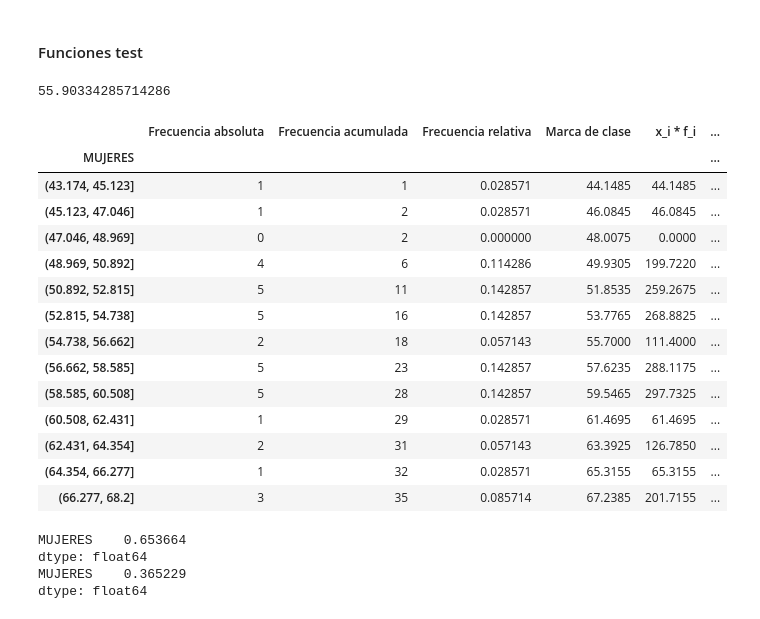
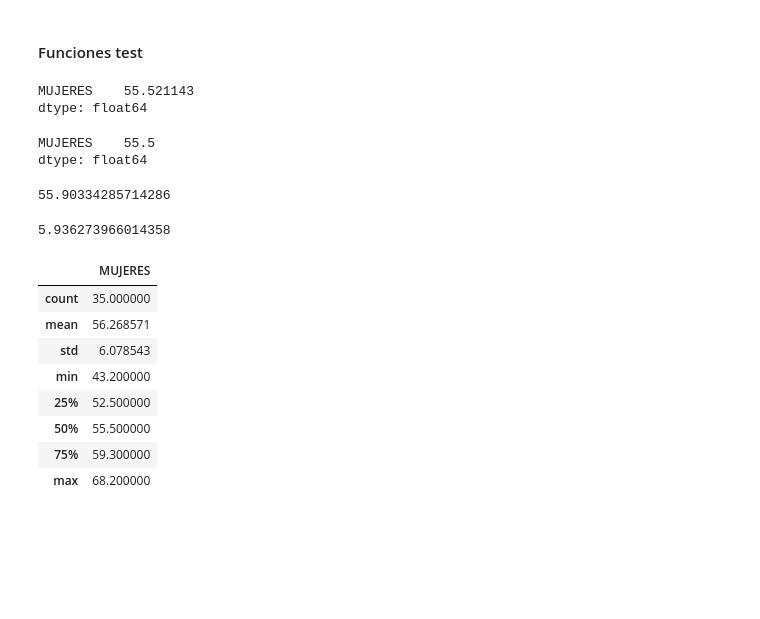
Before and after one commit to SandovalAguilar/grouped-distribution-table, a Jupyter notebook: codigo/pia.ipynb, the cells around one changed output. Cells and saved outputs as stored; diff of their text form; code cells hidden in the pictures; blank space fills up the shorter version.

Commit message:
Funcion mediana agrupada

```diff
--- a/codigo/pia.ipynb
+++ b/codigo/pia.ipynb
@@ -180,6 +206,28 @@ tabla_frecuencias
 | (64.629, 68.2] | 4 | 35 | 0.114286 | 66.4145 |
 # %% [markdown]
 #### Funciones test
+# %%
+'''
+posicion = (n + 1) / 2
+mediana_clase = 0
+
+limite_inferior = min(intervalos_float[mediana_clase - 1])
+frec_acum_anterior = tabla_frecuencias['Frecuencia acumulada'].iloc[mediana_clase - 2]
+frec_absoluta = tabla_frecuencias['Frecuencia absoluta'].iloc[mediana_clase -1]
+mediana_agrupada = limite_inferior + (((n / 2) - frec_acum_anterior) / frec_absoluta ) * amplitud
+'''
+
+mediana_clase = int(mediana_clase(n, tabla_frecuencias))
+mediana_agrupada = mediana_agrupada(mediana_clase, amplitud, tabla_frecuencias, intervalos_float)
+mediana_agrupada
+# %% [output]
+MUJERES    55.521143
+dtype: float64
+# %%
+df.median()
+# %% [output]
+MUJERES    55.5
+dtype: float64
 # %%
 # Media agrupada
 #sum_xifi = float(tabla_frecuencias['x_i * f_i'].sum())
@@ -190,30 +238,18 @@ media_agrupada
 # %%
 # Varianza agrupada
 varianza_agrupada = varianza_agrupada(tabla_frecuencias, n, media_agrupada)
+np.sqrt(varianza_agrupada)
+# %% [output]
+5.936273966014358
-# %%
-tabla_frecuencias['(x_i - \mu)^2'] = ((tabla_frecuencias['Marca de clase'] - media_agrupada) ** 2)
-tabla_frecuencias
-# %% [output]
-|  | Frecuencia absoluta | Frecuencia acumulada | Frecuencia relativa | Marca de clase | x_i * f_i | ... |
-| MUJERES |  |  |  |  |  | ... |
-| (43.174, 45.123] | 1 | 1 | 0.028571 | 44.1485 | 44.1485 | ... |
-| (45.123, 47.046] | 1 | 2 | 0.028571 | 46.0845 | 46.0845 | ... |
-| (47.046, 48.969] | 0 | 2 | 0.000000 | 48.0075 | 0.0000 | ... |
-| (48.969, 50.892] | 4 | 6 | 0.114286 | 49.9305 | 199.7220 | ... |
-| (50.892, 52.815] | 5 | 11 | 0.142857 | 51.8535 | 259.2675 | ... |
-| (52.815, 54.738] | 5 | 16 | 0.142857 | 53.7765 | 268.8825 | ... |
-| (54.738, 56.662] | 2 | 18 | 0.057143 | 55.7000 | 111.4000 | ... |
-| (56.662, 58.585] | 5 | 23 | 0.142857 | 57.6235 | 288.1175 | ... |
-| (58.585, 60.508] | 5 | 28 | 0.142857 | 59.5465 | 297.7325 | ... |
-| (60.508, 62.431] | 1 | 29 | 0.028571 | 61.4695 | 61.4695 | ... |
-| (62.431, 64.354] | 2 | 31 | 0.057143 | 63.3925 | 126.7850 | ... |
-| (64.354, 66.277] | 1 | 32 | 0.028571 | 65.3155 | 65.3155 | ... |
-| (66.277, 68.2] | 3 | 35 | 0.085714 | 67.2385 | 201.7155 | ... |
-# %%
-print(df.var(ddof = 0) - varianza_agrupada)
-print(df.mean() - media_agrupada)
-# %% [output]
-MUJERES    0.653664
-dtype: float64
-MUJERES    0.365229
-dtype: float64
+# %%
+df.describe()
+# %% [output]
+|  | MUJERES |
+| count | 35.000000 |
+| mean | 56.268571 |
+| std | 6.078543 |
+| min | 43.200000 |
+| 25% | 52.500000 |
+| 50% | 55.500000 |
+| 75% | 59.300000 |
+| max | 68.200000 |
```
Also changed, not shown: parts of 8 cells of this notebook, 1 other file.
